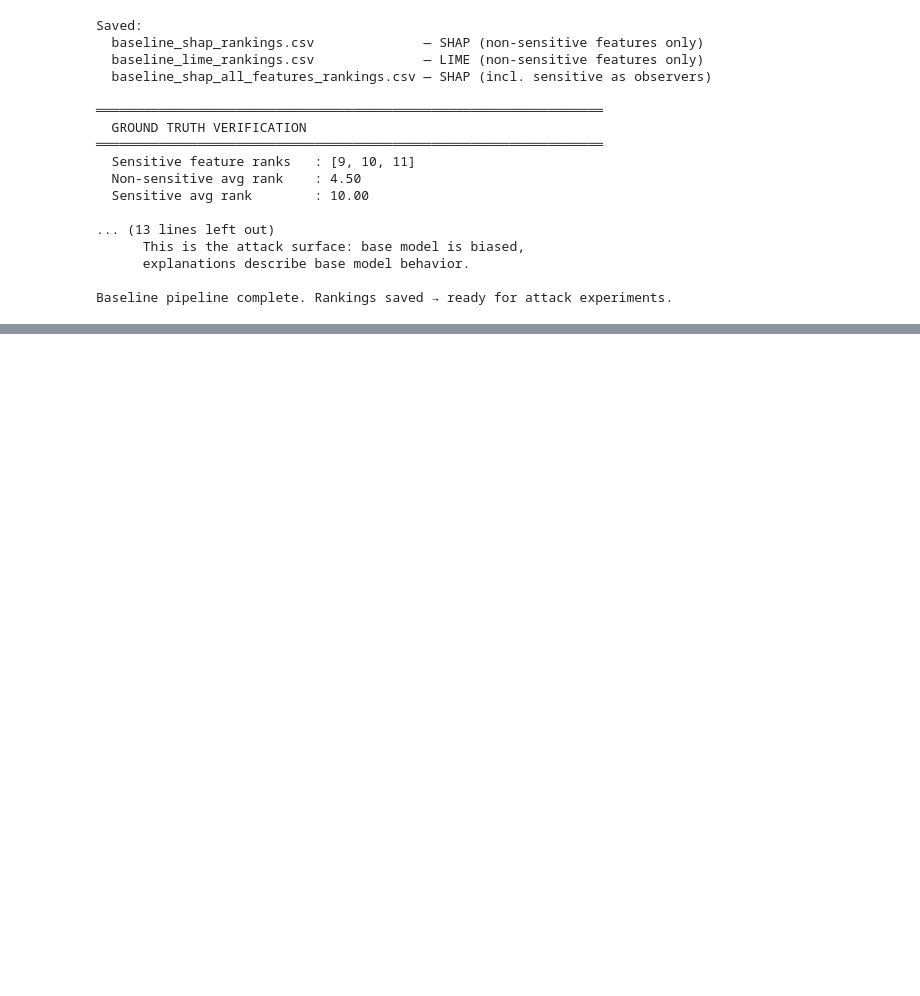
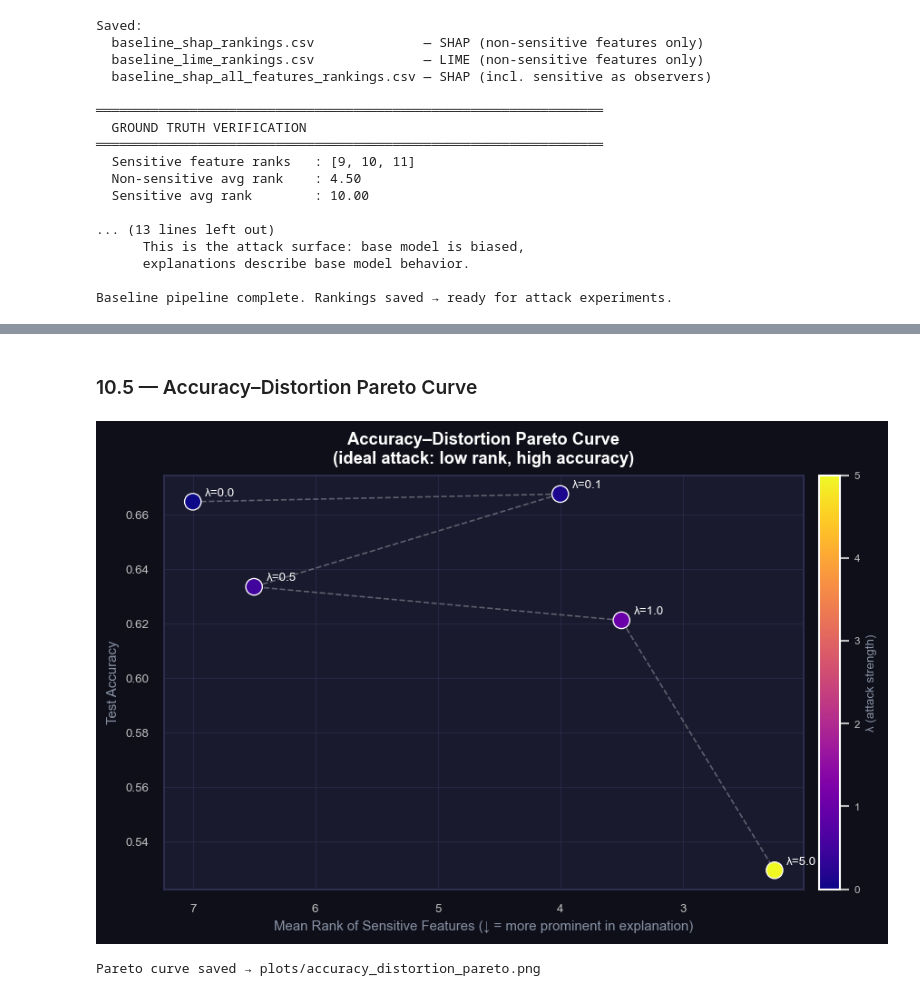
Before and after one commit to AdisheshBalaji/Explanation-Guided-Attacks, a Jupyter notebook: main.ipynb, the cells around one changed output, grey strips where cells are left out. Drawn from its saved outputs; the diff is of its cells as text; code cells hidden in the pictures; blank space fills up the shorter version.

```diff
--- a/main.ipynb
+++ b/main.ipynb
@@ -1006,0 +1486,57 @@ Baseline pipeline complete. Rankings saved → ready for attack experiments.
+# %% [markdown]
+### 10.5 — Accuracy–Distortion Pareto Curve
+# %%
+from matplotlib.colors import Normalize
+from matplotlib.cm import ScalarMappable
+
+fig, ax = plt.subplots(figsize=(8, 5), facecolor=DARK)
+ax.set_facecolor(PANEL)
+for sp in ax.spines.values(): sp.set_color('#2d2d4e')
+ax.tick_params(colors='#c0c0c0', labelsize=8)
+
+# X-axis: mean rank of sensitive features across both explainers
+mean_sens_rank = [
+    np.mean([r['shap_ranks'].get('race_enc', n_feats),
+             r['shap_ranks'].get('sex_enc',  n_feats),
+             r['lime_ranks'].get('race_enc', n_feats),
+             r['lime_ranks'].get('sex_enc',  n_feats)])
+    for r in results
+]
+accs_plot = [r['acc'] for r in results]
+lams_plot = [r['lambda'] for r in results]
+
+norm = Normalize(vmin=min(lams_plot), vmax=max(lams_plot))
+cmap = plt.cm.plasma
+sm   = ScalarMappable(norm=norm, cmap=cmap)
+
+sc = ax.scatter(mean_sens_rank, accs_plot,
+                c=lams_plot, cmap='plasma', s=120, zorder=5,
+                edgecolors='white', linewidths=0.8)
+
+# Connect with a line
+ax.plot(mean_sens_rank, accs_plot, color='white', lw=1, ls='--', alpha=0.3, zorder=4)
+
+for r, x, y in zip(results, mean_sens_rank, accs_plot):
+    ax.annotate(f"λ={r['lambda']}", (x, y),
+                textcoords='offset points', xytext=(8, 4),
+                color='white', fontsize=8)
+
+cb = plt.colorbar(sc, ax=ax, pad=0.02)
+cb.ax.tick_params(colors='#c0c0c0', labelsize=7)
+cb.set_label('λ (attack strength)', color=SUBTXT, fontsize=8)
+
+ax.set_xlabel('Mean Rank of Sensitive Features (↓ = more prominent in explanation)',
+              color=SUBTXT, fontsize=9)
+ax.set_ylabel('Test Accuracy', color=SUBTXT, fontsize=9)
+ax.set_title('Accuracy–Distortion Pareto Curve\n(ideal attack: low rank, high accuracy)',
+             color='white', fontsize=11, fontweight='bold', pad=8)
+ax.grid(color='#2d2d4e', lw=0.6, alpha=0.7)
+ax.invert_xaxis()  # rank 1 = leftmost = most important
+
+plt.tight_layout()
+plt.savefig('plots/accuracy_distortion_pareto.png', dpi=150, bbox_inches='tight', facecolor=DARK)
+plt.show()
+print("Pareto curve saved → plots/accuracy_distortion_pareto.png")
+# %% [output]
+[figure, added]
+Pareto curve saved → plots/accuracy_distortion_pareto.png
```
Also changed, not shown: parts of 22 cells of this notebook, 1 other file.
